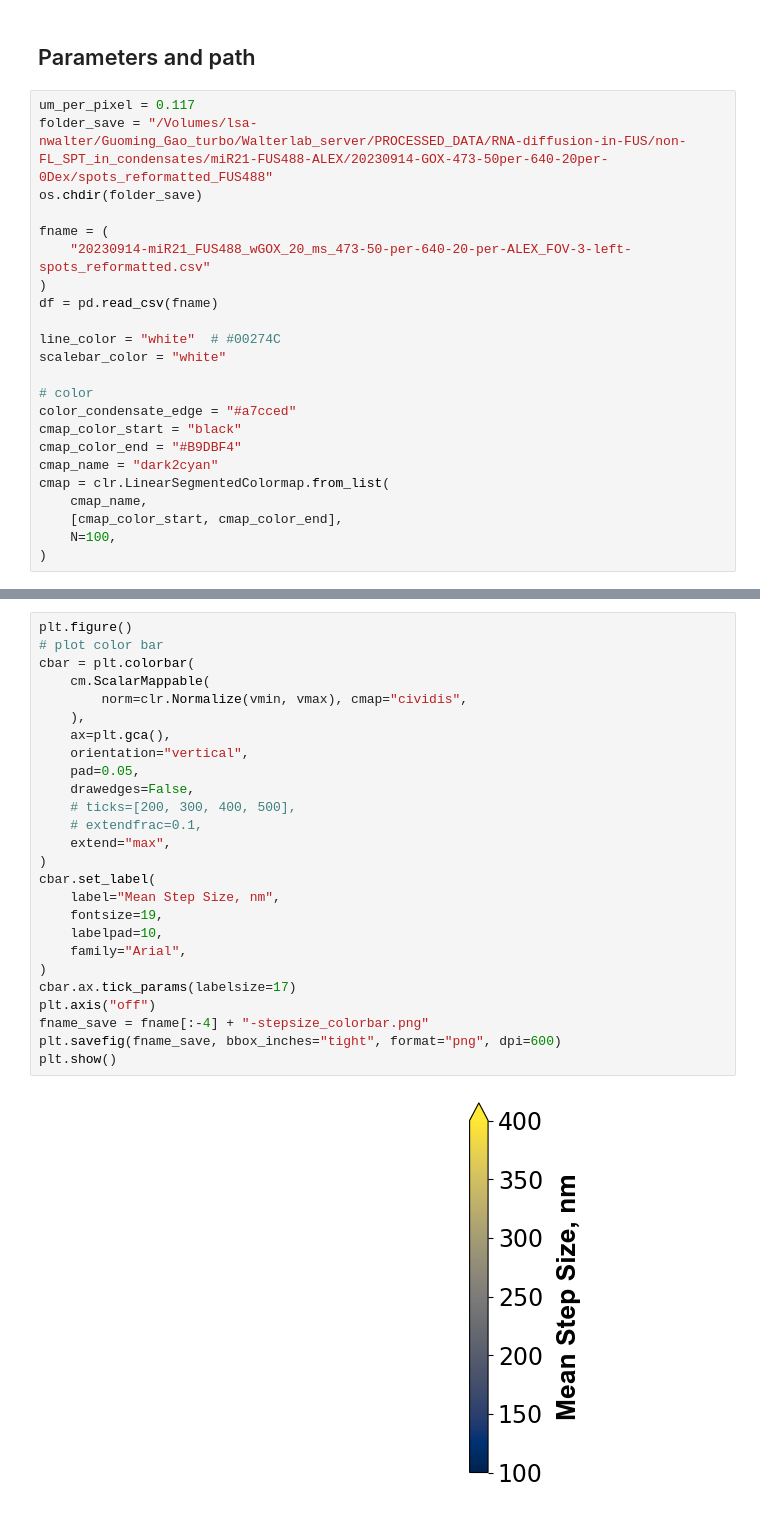
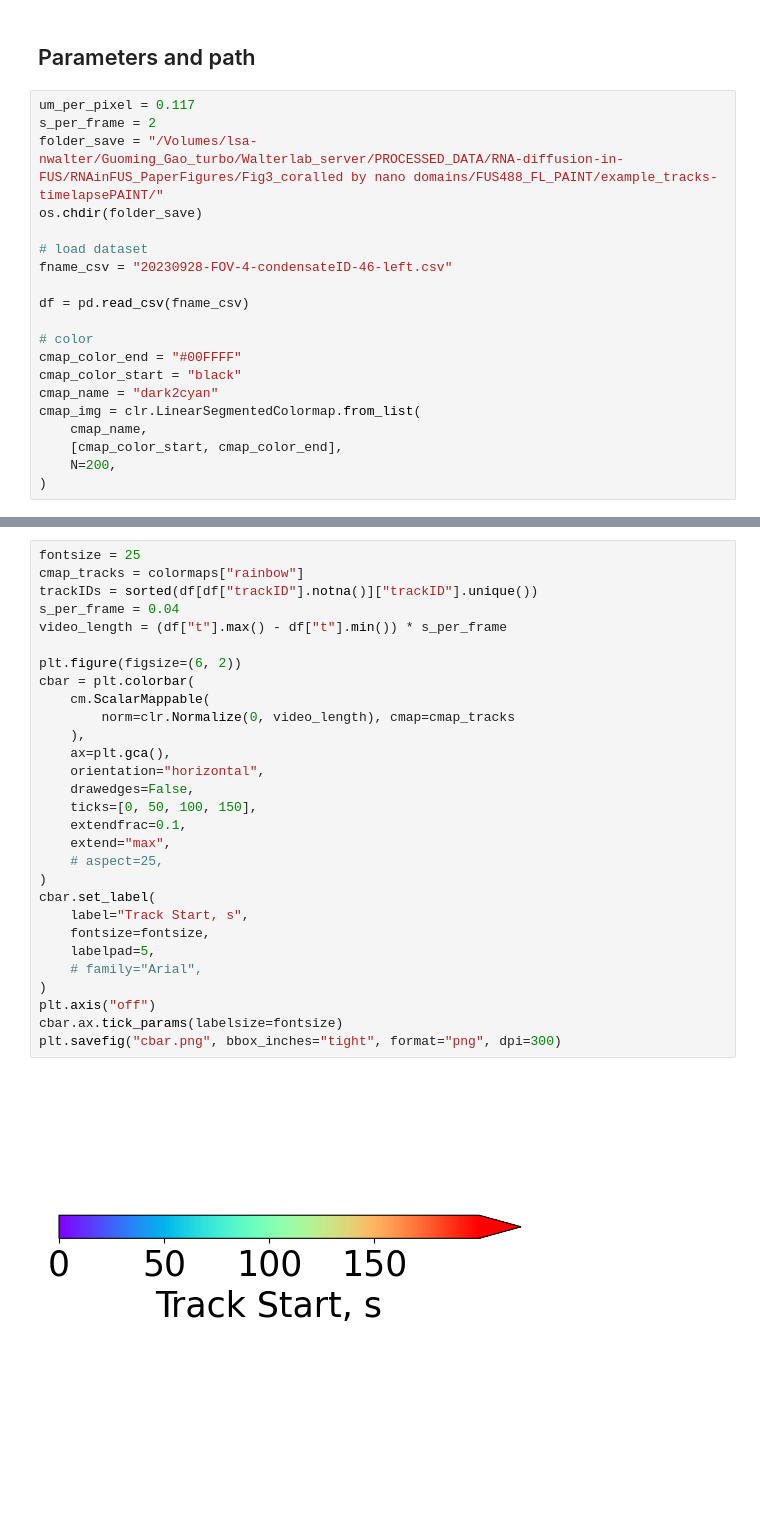
Before and after one commit to walterlab-um/intra_condensate_SPT, a Jupyter notebook: plot_paper_figure/Fig3_PAINT_FUS-tracks.ipynb, the cells around one changed output, grey strips where cells are left out. Cells and saved outputs as stored; diff of their text form; blank space fills up the shorter version.

Commit message:
adjust color bar

```diff
--- a/plot_paper_figure/Fig3_PAINT_FUS-tracks.ipynb
+++ b/plot_paper_figure/Fig3_PAINT_FUS-tracks.ipynb
@@ -16,24 +16,21 @@ pd.options.mode.chained_assignment = None  # default='warn'
 ## Parameters and path
 # %%
 um_per_pixel = 0.117
-folder_save = "/Volumes/lsa-nwalter/Guoming_Gao_turbo/Walterlab_server/PROCESSED_DATA/RNA-diffusion-in-FUS/non-FL_SPT_in_condensates/miR21-FUS488-ALEX/20230914-GOX-473-50per-640-20per-0Dex/spots_reformatted_FUS488"
+s_per_frame = 2
+folder_save = "/Volumes/lsa-nwalter/Guoming_Gao_turbo/Walterlab_server/PROCESSED_DATA/RNA-diffusion-in-FUS/RNAinFUS_PaperFigures/Fig3_coralled by nano domains/FUS488_FL_PAINT/example_tracks-timelapsePAINT/"
 os.chdir(folder_save)
 
-fname = (
-    "20230914-miR21_FUS488_wGOX_20_ms_473-50-per-640-20-per-ALEX_FOV-3-left-spots_reformatted.csv"
-)
-df = pd.read_csv(fname)
+# load dataset
+fname_csv = "20230928-FOV-4-condensateID-46-left.csv"
 
-line_color = "white"  # #00274C
-scalebar_color = "white"
+df = pd.read_csv(fname_csv)
 
 # color
-color_condensate_edge = "#a7cced"
+cmap_color_end = "#00FFFF"
 cmap_color_start = "black"
-cmap_color_end = "#B9DBF4"
 cmap_name = "dark2cyan"
-cmap = clr.LinearSegmentedColormap.from_list(
+cmap_img = clr.LinearSegmentedColormap.from_list(
     cmap_name,
     [cmap_color_start, cmap_color_end],
-    N=100,
+    N=200,
 )
@@ -409,28 +88,31 @@ imwrite(
 # %%
-plt.figure()
-# plot color bar
+fontsize = 25
+cmap_tracks = colormaps["rainbow"]
+trackIDs = sorted(df[df["trackID"].notna()]["trackID"].unique())
+s_per_frame = 0.04
+video_length = (df["t"].max() - df["t"].min()) * s_per_frame
+
+plt.figure(figsize=(6, 2))
 cbar = plt.colorbar(
     cm.ScalarMappable(
-        norm=clr.Normalize(vmin, vmax), cmap="cividis",
+        norm=clr.Normalize(0, video_length), cmap=cmap_tracks
     ),
     ax=plt.gca(),
-    orientation="vertical",
-    pad=0.05,
+    orientation="horizontal",
     drawedges=False,
-    # ticks=[200, 300, 400, 500],
-    # extendfrac=0.1,
+    ticks=[0, 50, 100, 150],
+    extendfrac=0.1,
     extend="max",
+    # aspect=25,
 )
 cbar.set_label(
-    label="Mean Step Size, nm",
-    fontsize=19,
-    labelpad=10,
-    family="Arial",
+    label="Track Start, s",
+    fontsize=fontsize,
+    labelpad=5,
+    # family="Arial",
 )
-cbar.ax.tick_params(labelsize=17)
 plt.axis("off")
-fname_save = fname[:-4] + "-stepsize_colorbar.png"
-plt.savefig(fname_save, bbox_inches="tight", format="png", dpi=600)
-plt.show()
+cbar.ax.tick_params(labelsize=fontsize)
+plt.savefig("cbar.png", bbox_inches="tight", format="png", dpi=300)
 # %% [output]
-[figure, old version]
+[figure, new version]
```
Also changed, not shown: parts of 23 cells of this notebook.
